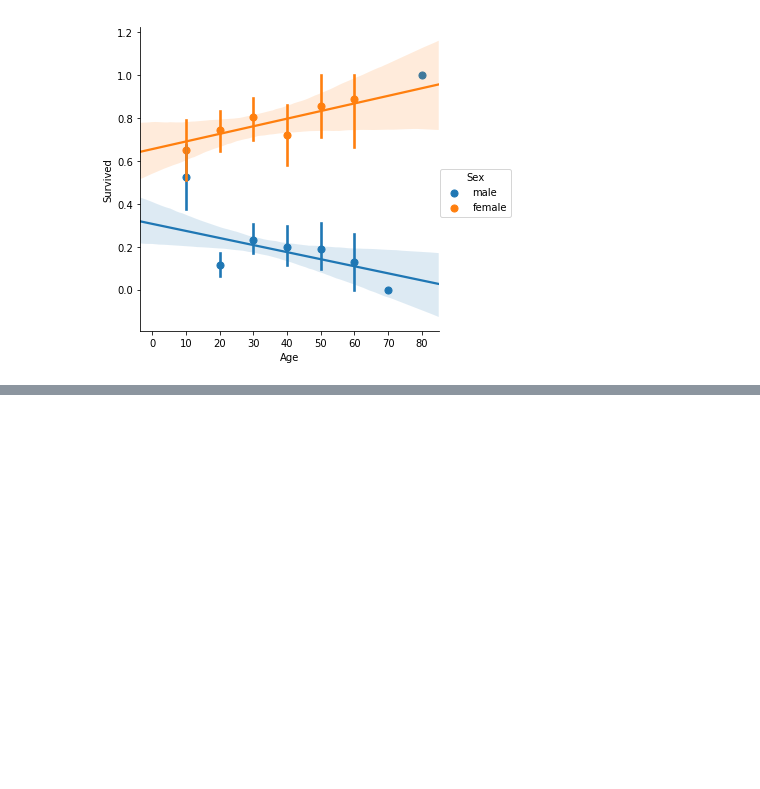
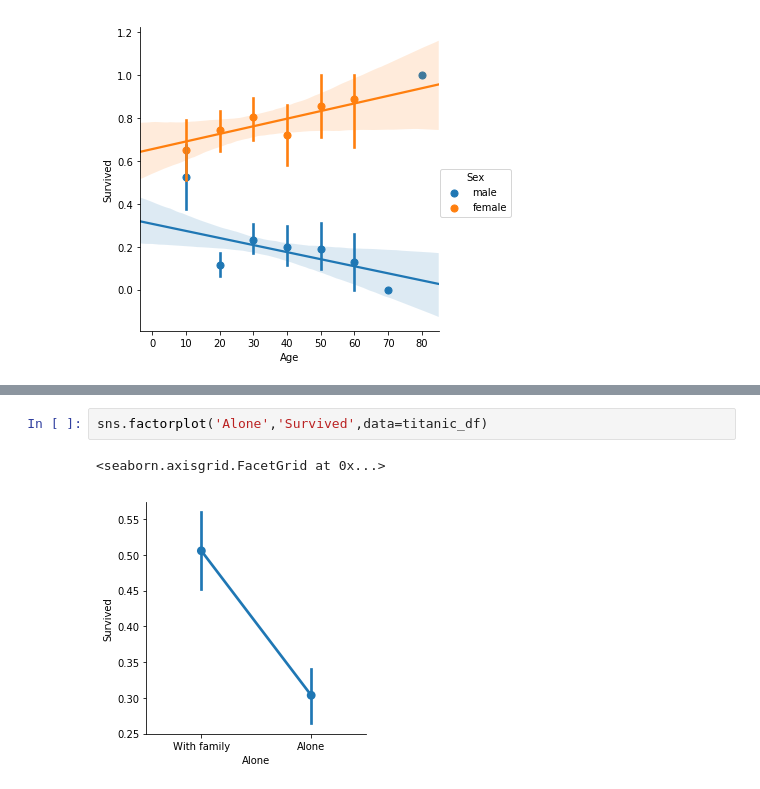
Before and after one commit to amareshteja/Titanic-Machine-Learning-from-Disaster, a Jupyter notebook: Titanic Data Analysis.ipynb, the cells around one changed output, grey strips where cells are left out. Saved outputs shown, nothing was run; the diff lists cells and outputs as text; blank space fills up the shorter version.

```diff
--- a/Titanic Data Analysis.ipynb
+++ b/Titanic Data Analysis.ipynb
@@ -195,0 +202,5 @@ sns.lmplot('Age','Survived',hue='Sex',data=titanic_df,x_bins=[10,20,30,40,50,60,
+# %%
+sns.factorplot('Alone','Survived',data=titanic_df)
+# %% [output]
+<seaborn.axisgrid.FacetGrid at 0x...>
+[figure, added]
```
Also changed, not shown: parts of 10 cells of this notebook.
